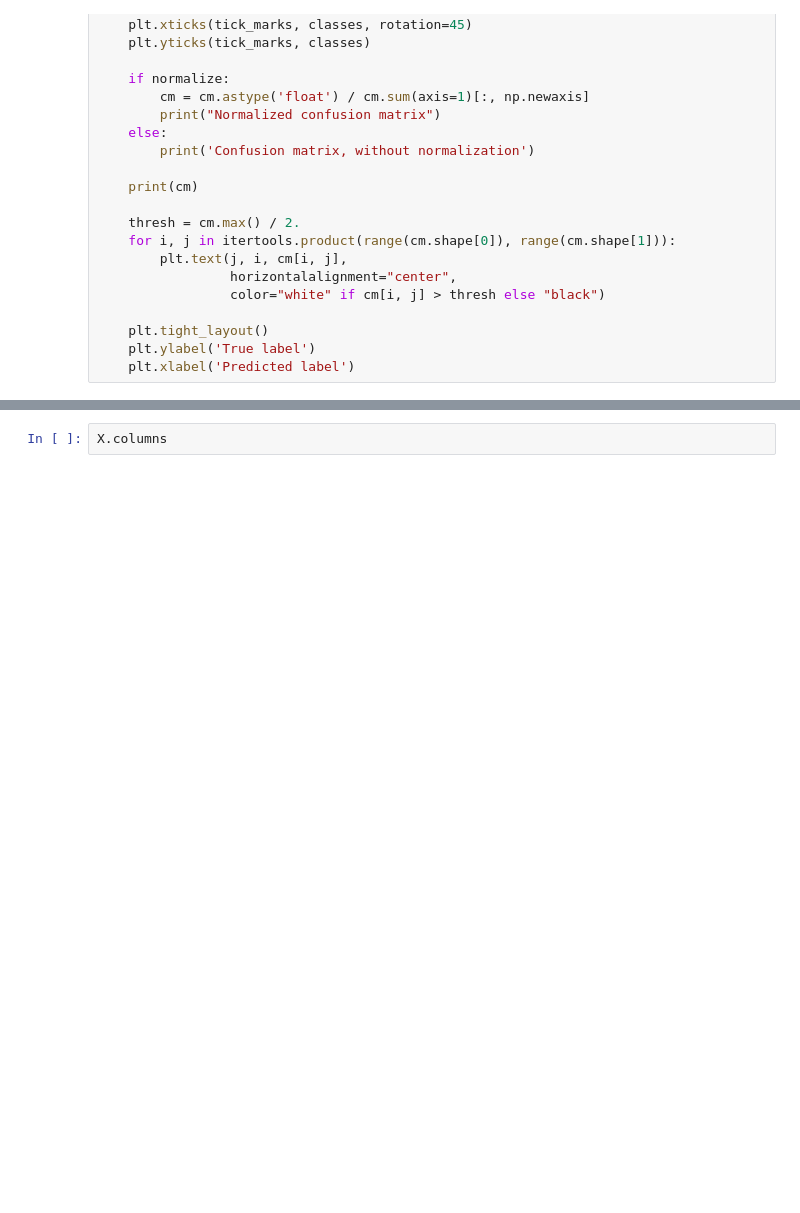
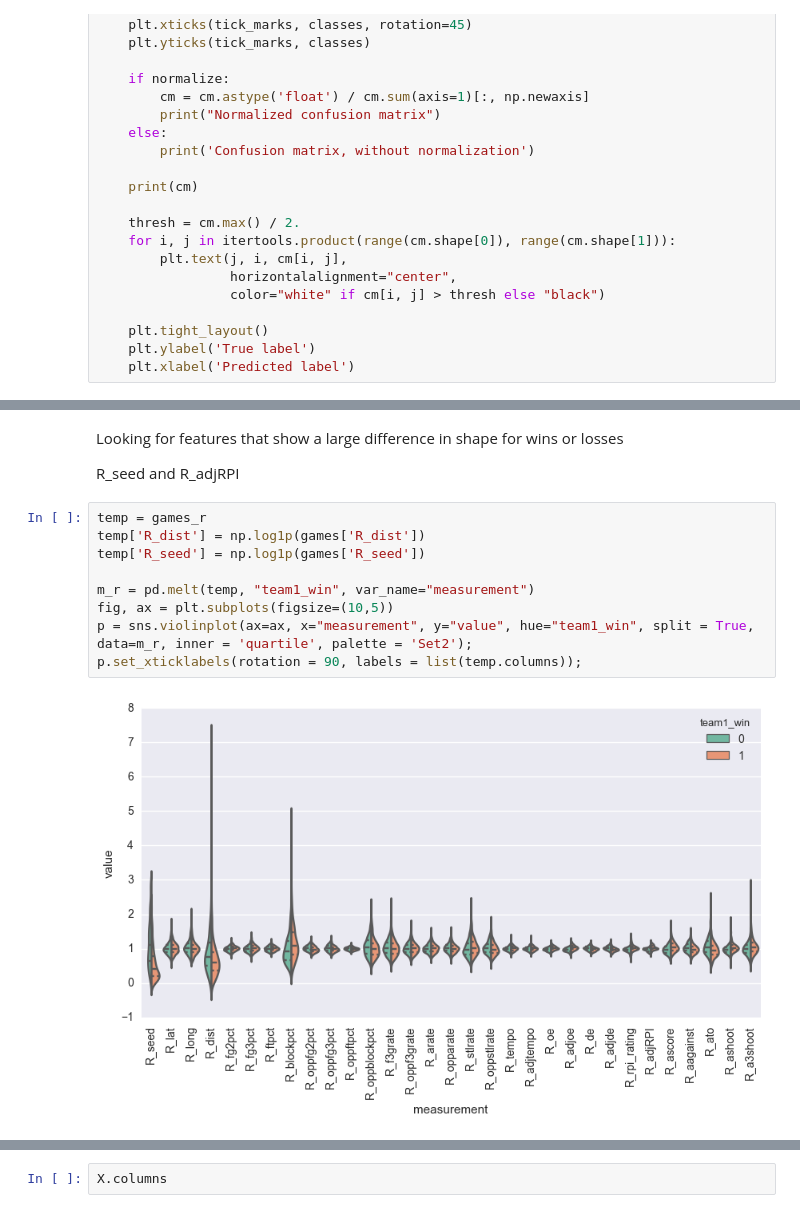
Before and after one commit to travispark45/March-Madness-Machine-Learning-Predictions, a Jupyter notebook: March Madness ML Predictions.ipynb, the cells around one changed output, grey strips where cells are left out. Cells and saved outputs as stored; diff of their text form; blank space fills up the shorter version.

```diff
--- a/March Madness ML Predictions.ipynb
+++ b/March Madness ML Predictions.ipynb
@@ -114,0 +100,15 @@ z.head()
+# %% [markdown]
+Looking for features that show a large difference in shape for wins or losses
+
+R_seed and R_adjRPI
+# %%
+temp = games_r
+temp['R_dist'] = np.log1p(games['R_dist'])
+temp['R_seed'] = np.log1p(games['R_seed'])
+
+m_r = pd.melt(temp, "team1_win", var_name="measurement")
+fig, ax = plt.subplots(figsize=(10,5))
+p = sns.violinplot(ax=ax, x="measurement", y="value", hue="team1_win", split = True, data=m_r, inner = 'quartile', palette = 'Set2');
+p.set_xticklabels(rotation = 90, labels = list(temp.columns));
+# %% [output]
+[figure, added]
```
Also changed, not shown: parts of 98 cells of this notebook.
